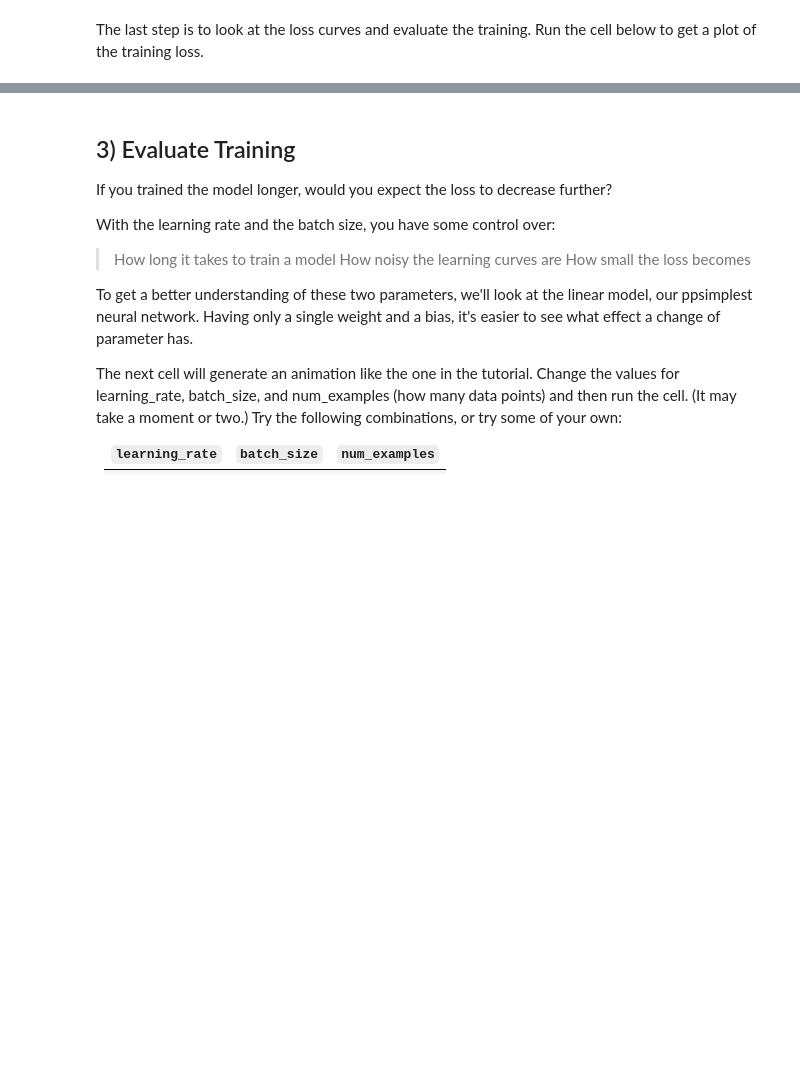
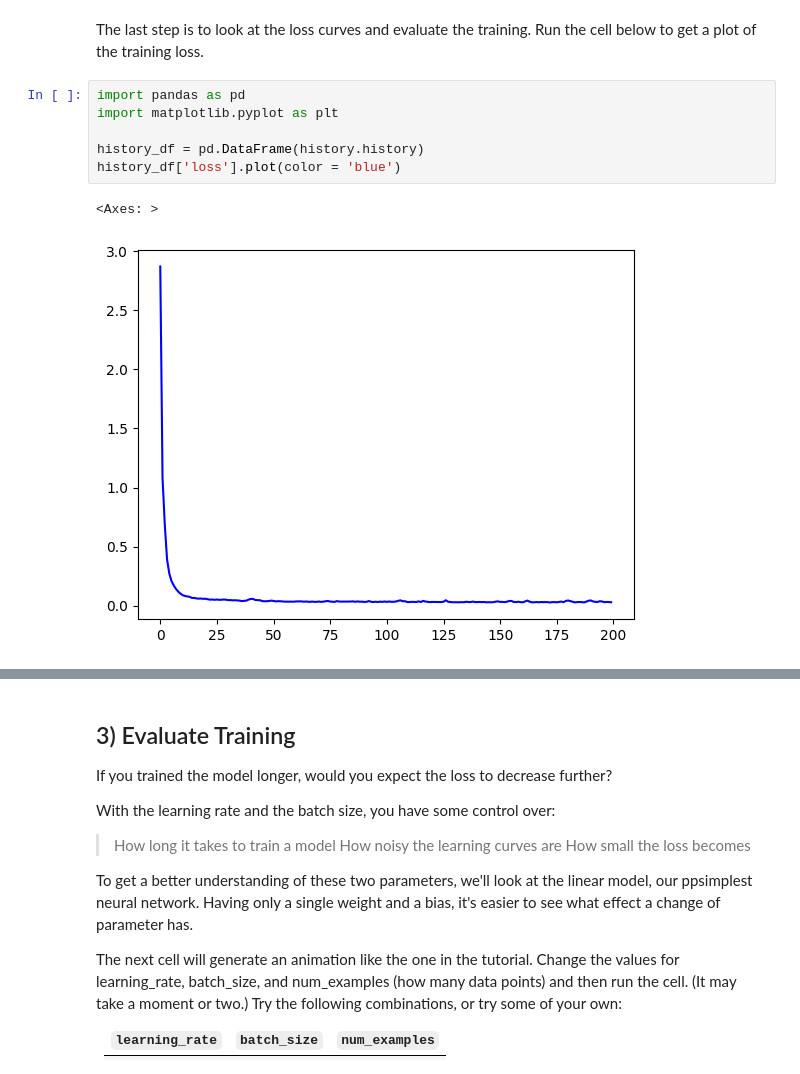
Before and after one commit to M7tnj/DL_fall2022, a Jupyter notebook: Deep Learning/week_3/exercise.ipynb, the cells around one changed output, grey strips where cells are left out. Drawn from its saved outputs; the diff is of its cells as text; blank space fills up the shorter version.

```diff
--- a/Deep Learning/week_3/exercise.ipynb
+++ b/Deep Learning/week_3/exercise.ipynb
@@ -100,2 +141,11 @@ Epoch 200/200
 # %% [markdown]
 The last step is to look at the loss curves and evaluate the training. Run the cell below to get a plot of the training loss.
+# %%
+import pandas as pd
+import matplotlib.pyplot as plt
+
+history_df = pd.DataFrame(history.history)
+history_df['loss'].plot(color = 'blue')
+# %% [output]
+<Axes: >
+[figure, added]
```
Also changed, not shown: parts of 5 cells of this notebook, 5 other files.
